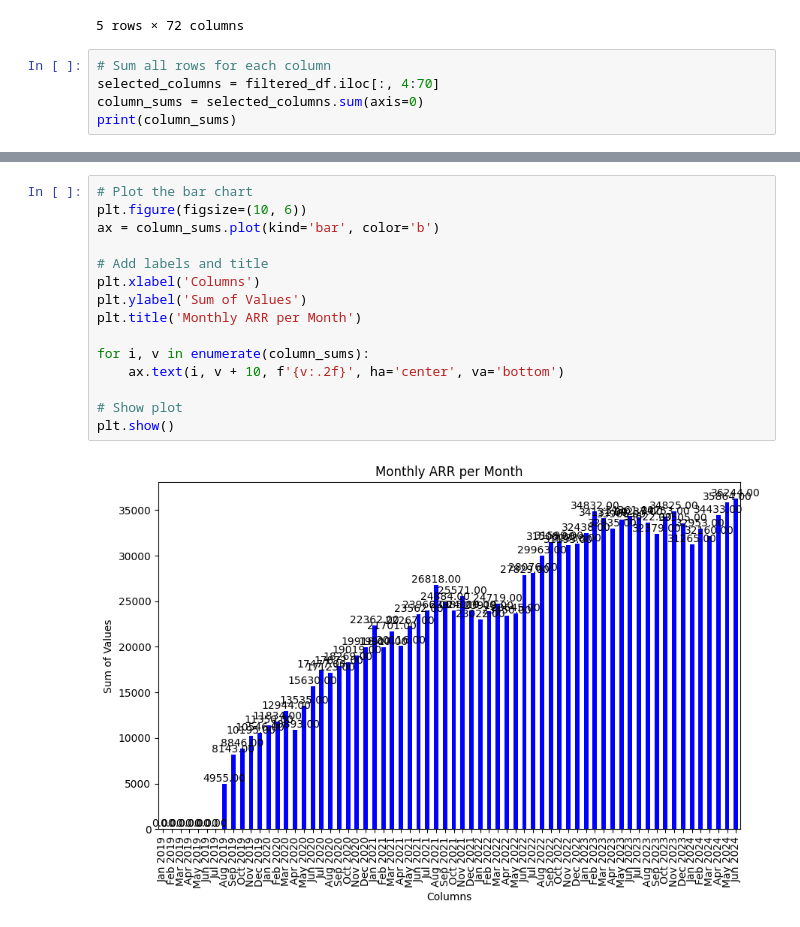
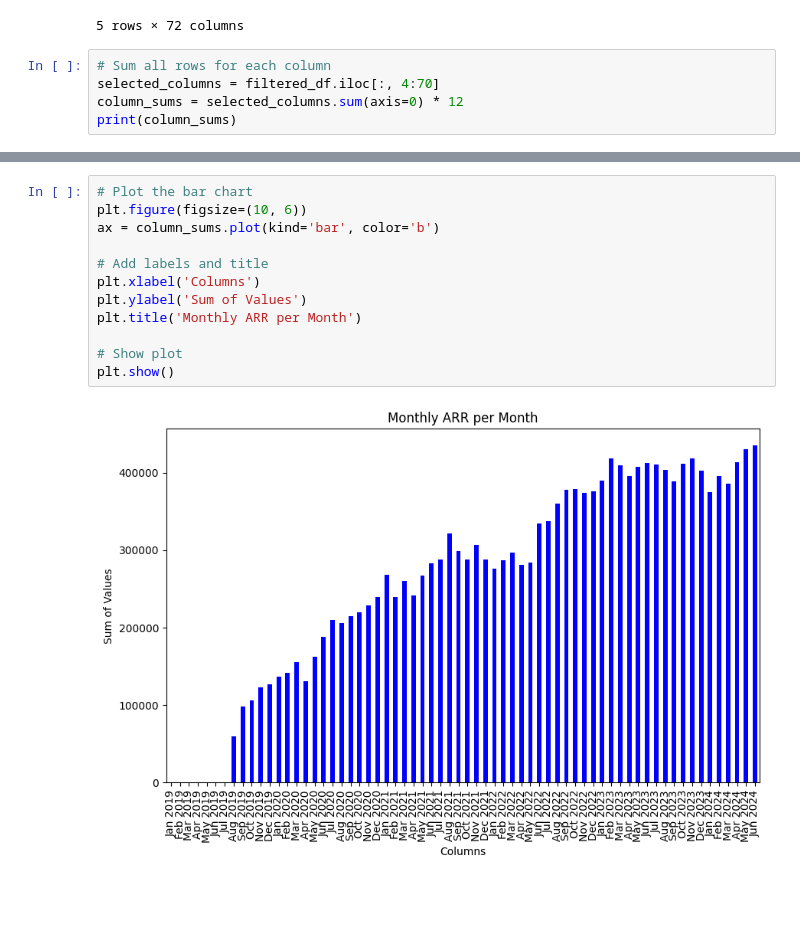
Before and after one commit to eduardogn/jupyter_notebook_projects, a Jupyter notebook: gsheets_test.ipynb, the cells around one changed output, grey strips where cells are left out. Drawn from its saved outputs; the diff is of its cells as text; blank space fills up the shorter version.

```diff
--- a/gsheets_test.ipynb
+++ b/gsheets_test.ipynb
@@ -77,6 +77,6 @@ filtered_df.head()
 # %%
 # Sum all rows for each column
 selected_columns = filtered_df.iloc[:, 4:70]
-column_sums = selected_columns.sum(axis=0)
+column_sums = selected_columns.sum(axis=0) * 12
 print(column_sums)
 # %% [output]
@@ -95,17 +95,14 @@ Length: 66, dtype: float64
 # %%
 # Plot the bar chart
 plt.figure(figsize=(10, 6))
 ax = column_sums.plot(kind='bar', color='b')
 
 # Add labels and title
 plt.xlabel('Columns')
 plt.ylabel('Sum of Values')
 plt.title('Monthly ARR per Month')
 
-for i, v in enumerate(column_sums):
-    ax.text(i, v + 10, f'{v:.2f}', ha='center', va='bottom')
-
 # Show plot
 plt.show()
 # %% [output]
-[figure, old version]
+[figure, new version]
```
Also changed, not shown: parts of 2 cells of this notebook.
